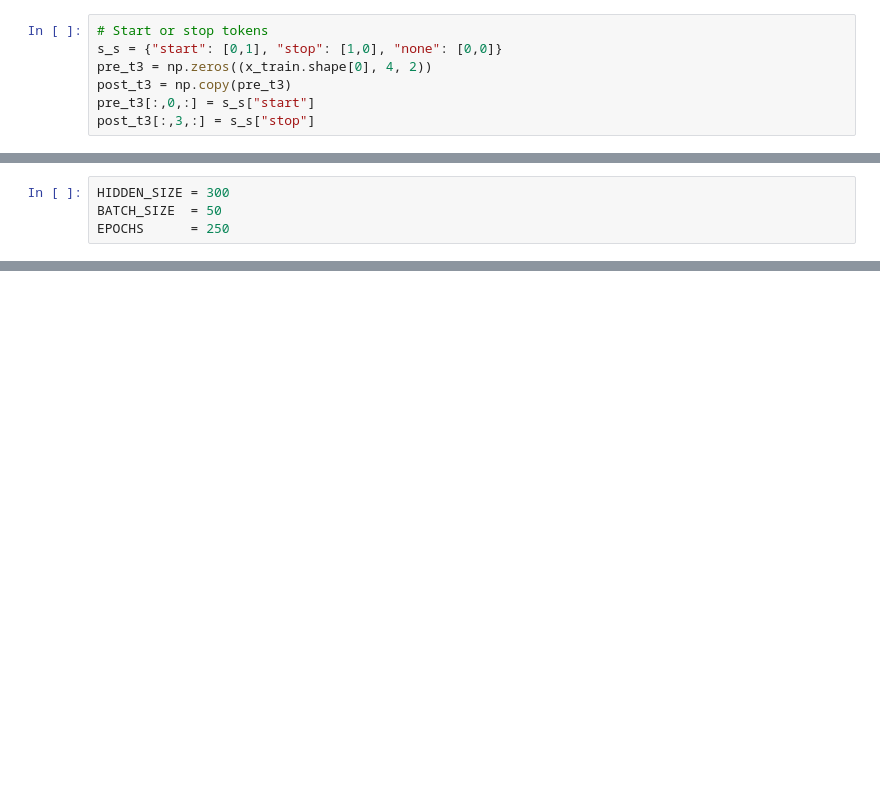
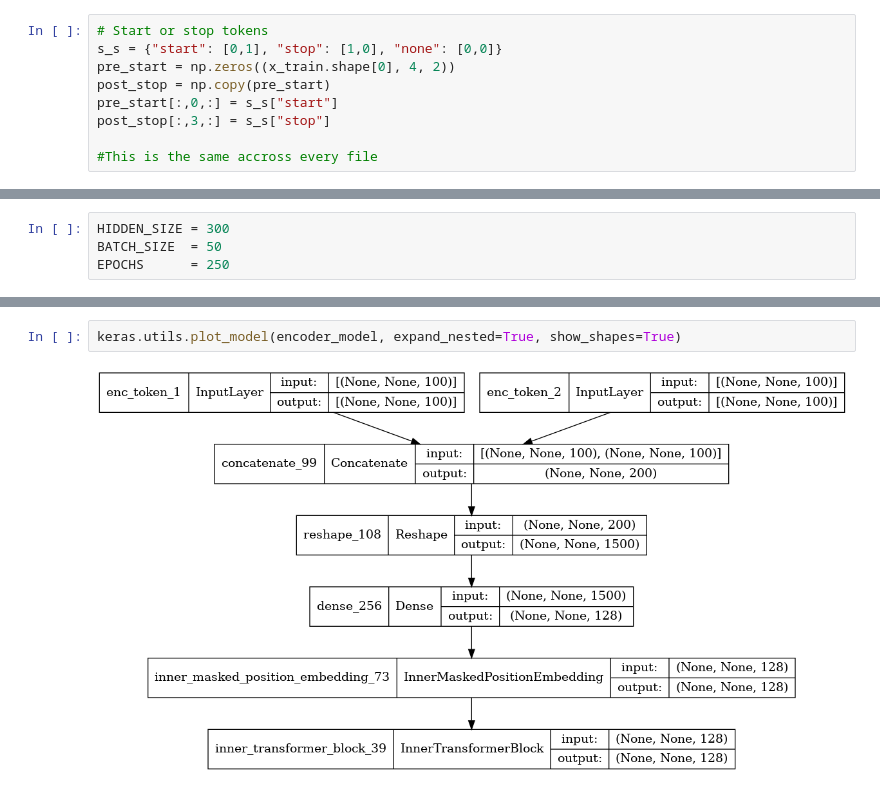
Before and after one commit to LA-Koenig/Attention-Revisited, a Jupyter notebook: Codebase/Transformer_LSTM.ipynb, the cells around one changed output, grey strips where cells are left out. Cells and saved outputs as stored; diff of their text form; blank space fills up the shorter version.

```diff
--- a/Codebase/Transformer_LSTM.ipynb
+++ b/Codebase/Transformer_LSTM.ipynb
@@ -156,10 +178,12 @@ post_t2 = np.concatenate((t2, np.zeros((x_train.shape[0],1,LENGTH_IDK))), axis =
 # %%
 # Start or stop tokens
 s_s = {"start": [0,1], "stop": [1,0], "none": [0,0]}
-pre_t3 = np.zeros((x_train.shape[0], 4, 2))
-post_t3 = np.copy(pre_t3)
-pre_t3[:,0,:] = s_s["start"]
-post_t3[:,3,:] = s_s["stop"]
+pre_start = np.zeros((x_train.shape[0], 4, 2))
+post_stop = np.copy(pre_start)
+pre_start[:,0,:] = s_s["start"]
+post_stop[:,3,:] = s_s["stop"]
+
+#This is the same accross every file
 # %%
 # This is following the Transformer_Transformer file
 # %%
@@ -332,0 +398,4 @@ with strategy.scope():
+# %%
+keras.utils.plot_model(encoder_model, expand_nested=True, show_shapes=True)
+# %% [output]
+[figure, added]
```
Also changed, not shown: parts of 9 cells of this notebook, 1 other file.
